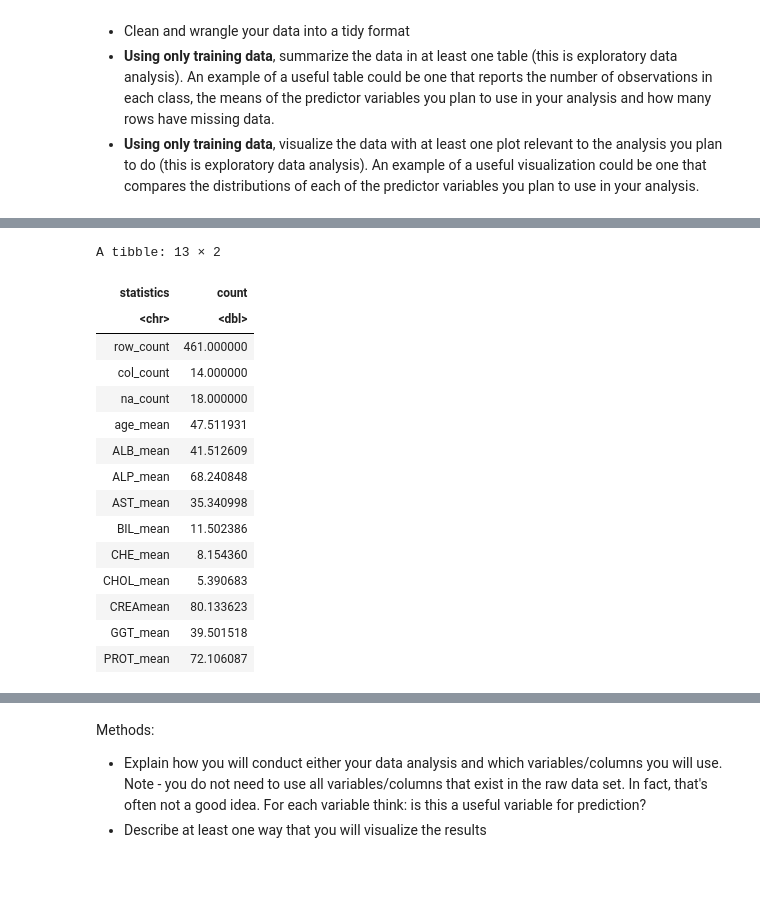
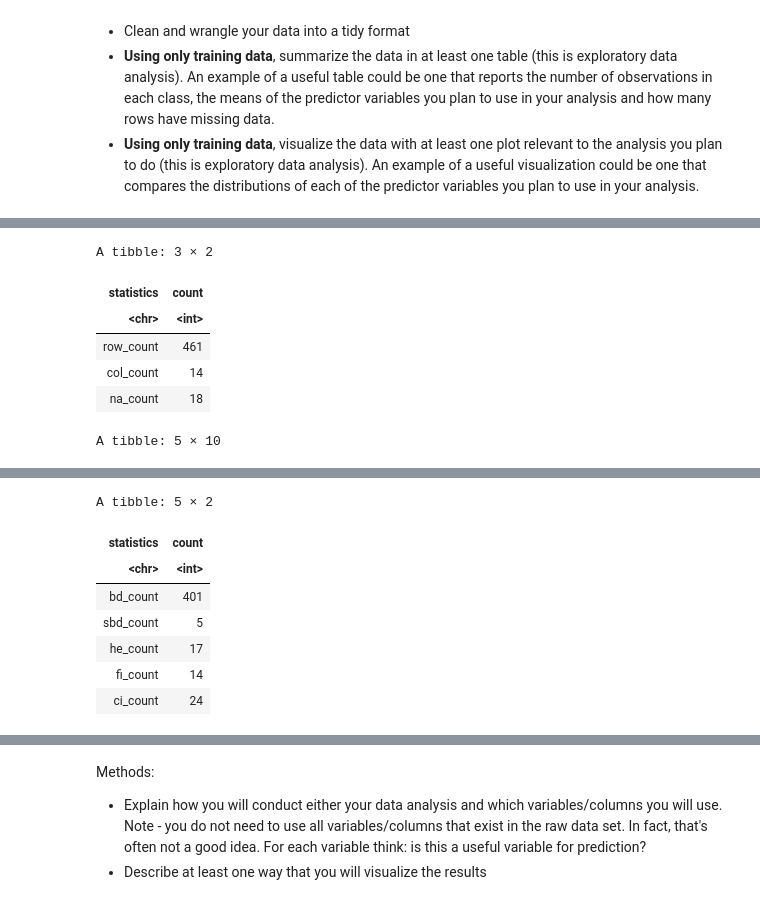
Before and after one commit to lilitvanyan/DS_Group_Project, a Jupyter notebook: DS_Group_Project_Proposal.ipynb, the cells around one changed output, grey strips where cells are left out. Saved outputs shown, nothing was run; the diff lists cells and outputs as text; code cells hidden in the pictures; blank space fills up the shorter version.

```diff
--- a/DS_Group_Project_Proposal.ipynb
+++ b/DS_Group_Project_Proposal.ipynb
@@ -31,6 +42,9 @@ url <- "https://raw.githubusercontent.com/lilitvanyan/DS_Group_Project/a224c6f2f
 data <- getURL(url)
 hcv_data <- read_csv(data)
 
+hcv_data <- hcv_data |>
+mutate(Index = ...1) |>
+select(-...1)
 hcv_data
 # %% [output]
 New names:
@@ -65,40 +79,41 @@ A spec_tbl_df: 615 × 14
 # %%
 hcv_split <- hcv_data |>
 mutate(Category = as.factor(Category)) |>
 initial_split(prop = 0.75, strata = Category)
 
 hcv_train <- training(hcv_split)
 
 hcv_summary <- hcv_train |>
 summarize(row_count = n(),
           col_count = ncol(hcv_train),
-          na_count = sum(rowSums(is.na(hcv_train))>0),
-          age_mean = mean(Age, na.rm = TRUE),
-          ALB_mean = mean(ALB, na.rm = TRUE),
+          na_count = sum(rowSums(is.na(hcv_train))>0)) |>
+pivot_longer(row_count:na_count, names_to = "statistics", values_to = "count")
+hcv_summary
+hcv_lab_summary <- hcv_train |>
+group_by(Category) |>
+summarize(ALB_mean = mean(ALB, na.rm = TRUE),
           ALP_mean = mean(ALP, na.rm = TRUE),
           AST_mean = mean(AST, na.rm = TRUE),
           BIL_mean = mean(BIL, na.rm = TRUE),
           CHE_mean = mean(CHE, na.rm = TRUE),
           CHOL_mean = mean(CHOL, na.rm = TRUE),
-          CREAmean = mean(CREA, na.rm = TRUE),
+          CREA_mean = mean(CREA, na.rm = TRUE),
           GGT_mean = mean(GGT, na.rm = TRUE),
-          PROT_mean = mean(PROT, na.rm = TRUE)) |>
-pivot_longer(row_count:PROT_mean, names_to = "statistics", values_to = "count")
-hcv_summary
+          PROT_mean = mean(PROT, na.rm = TRUE))
+hcv_lab_summary
+hcv_category_summary <- hcv_train |>
+summarize(bd_count = nrow((filter(hcv_train, Category == "0=Blood Donor"))),
+          sbd_count = nrow((filter(hcv_train, Category == "0s=suspect Blood Donor"))),
+          he_count = nrow((filter(hcv_train, Category == "1=Hepatitis"))),
+          fi_count = nrow((filter(hcv_train, Category == "2=Fibrosis"))),
+          ci_count = nrow((filter(hcv_train, Category == "3=Cirrhosis")))) |>
+pivot_longer(bd_count:ci_count, names_to = "statistics", values_to = "count")
+hcv_category_summary
 # %% [output]
-A tibble: 13 × 2
+A tibble: 3 × 2
 | statistics | count |
-| <chr> | <dbl> |
-| row_count | 461.000000 |
-| col_count | 14.000000 |
-| na_count | 18.000000 |
-| age_mean | 47.511931 |
-| ALB_mean | 41.512609 |
-| ALP_mean | 68.240848 |
-| AST_mean | 35.340998 |
-| BIL_mean | 11.502386 |
-| CHE_mean | 8.154360 |
-| CHOL_mean | 5.390683 |
-| CREAmean | 80.133623 |
-| GGT_mean | 39.501518 |
-| PROT_mean | 72.106087 |
+| <chr> | <int> |
+| row_count | 461 |
+| col_count | 14 |
+| na_count | 18 |
+A tibble: 5 × 10
@@ -104,0 +127,8 @@ A tibble: 13 × 2
+A tibble: 5 × 2
+| statistics | count |
+| <chr> | <int> |
+| bd_count | 401 |
+| sbd_count | 5 |
+| he_count | 17 |
+| fi_count | 14 |
+| ci_count | 24 |
```
Also changed, not shown: parts of 6 cells of this notebook.
